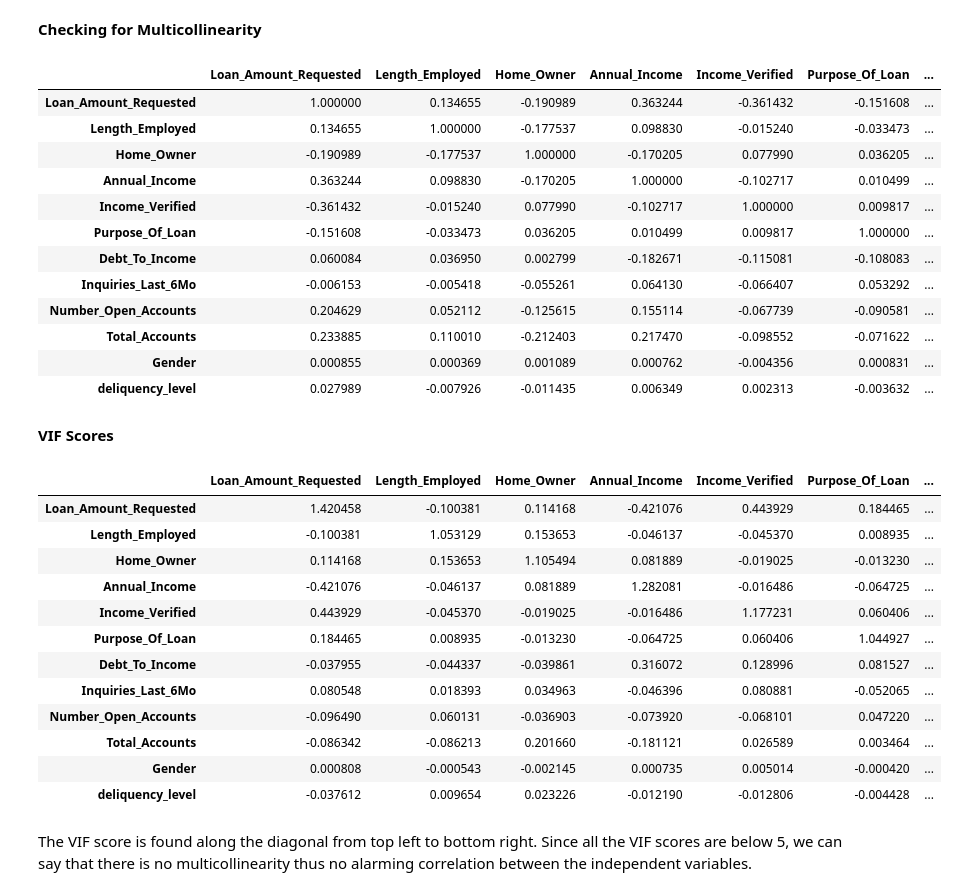
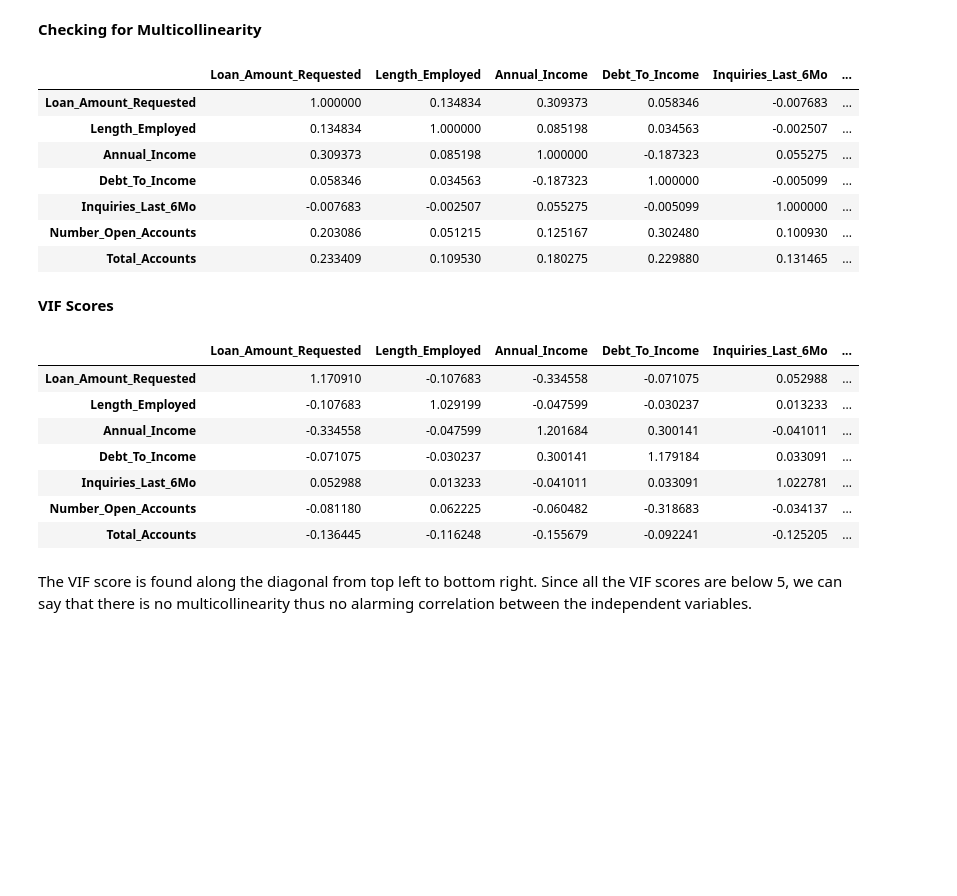
Before and after one commit to Eswa2020/team2_dcs6_loan_prediction, a Jupyter notebook: Copy_of_Loans.ipynb, the cells around one changed output. Saved outputs shown, nothing was run; the diff lists cells and outputs as text; code cells hidden in the pictures; blank space fills up the shorter version.

```diff
--- a/Copy_of_Loans.ipynb
+++ b/Copy_of_Loans.ipynb
@@ -644,40 +651,30 @@ x_train,x_test,y_train,y_test=train_test_split(x,y)
 # %% [markdown]
 **Checking for Multicollinearity**
 # %%
-correlations = for_model_lab.corr()
+correlations = for_model_lab_.corr()
 correlations
 # %% [output]
-|  | Loan_Amount_Requested | Length_Employed | Home_Owner | Annual_Income | Income_Verified | Purpose_Of_Loan | ... |
-| Loan_Amount_Requested | 1.000000 | 0.134655 | -0.190989 | 0.363244 | -0.361432 | -0.151608 | ... |
-| Length_Employed | 0.134655 | 1.000000 | -0.177537 | 0.098830 | -0.015240 | -0.033473 | ... |
-| Home_Owner | -0.190989 | -0.177537 | 1.000000 | -0.170205 | 0.077990 | 0.036205 | ... |
-| Annual_Income | 0.363244 | 0.098830 | -0.170205 | 1.000000 | -0.102717 | 0.010499 | ... |
-| Income_Verified | -0.361432 | -0.015240 | 0.077990 | -0.102717 | 1.000000 | 0.009817 | ... |
-| Purpose_Of_Loan | -0.151608 | -0.033473 | 0.036205 | 0.010499 | 0.009817 | 1.000000 | ... |
-| Debt_To_Income | 0.060084 | 0.036950 | 0.002799 | -0.182671 | -0.115081 | -0.108083 | ... |
-| Inquiries_Last_6Mo | -0.006153 | -0.005418 | -0.055261 | 0.064130 | -0.066407 | 0.053292 | ... |
-| Number_Open_Accounts | 0.204629 | 0.052112 | -0.125615 | 0.155114 | -0.067739 | -0.090581 | ... |
-| Total_Accounts | 0.233885 | 0.110010 | -0.212403 | 0.217470 | -0.098552 | -0.071622 | ... |
-| Gender | 0.000855 | 0.000369 | 0.001089 | 0.000762 | -0.004356 | 0.000831 | ... |
-| deliquency_level | 0.027989 | -0.007926 | -0.011435 | 0.006349 | 0.002313 | -0.003632 | ... |
+|  | Loan_Amount_Requested | Length_Employed | Annual_Income | Debt_To_Income | Inquiries_Last_6Mo | ... |
+| Loan_Amount_Requested | 1.000000 | 0.134834 | 0.309373 | 0.058346 | -0.007683 | ... |
+| Length_Employed | 0.134834 | 1.000000 | 0.085198 | 0.034563 | -0.002507 | ... |
+| Annual_Income | 0.309373 | 0.085198 | 1.000000 | -0.187323 | 0.055275 | ... |
+| Debt_To_Income | 0.058346 | 0.034563 | -0.187323 | 1.000000 | -0.005099 | ... |
+| Inquiries_Last_6Mo | -0.007683 | -0.002507 | 0.055275 | -0.005099 | 1.000000 | ... |
+| Number_Open_Accounts | 0.203086 | 0.051215 | 0.125167 | 0.302480 | 0.100930 | ... |
+| Total_Accounts | 0.233409 | 0.109530 | 0.180275 | 0.229880 | 0.131465 | ... |
 # %% [markdown]
 **VIF Scores**
 # %%
 # Use calculated correlations to compute the VIF score for each variable
 pd.DataFrame(np.linalg.inv(correlations.values), index = correlations.index, columns=correlations.columns)
 # %% [output]
-|  | Loan_Amount_Requested | Length_Employed | Home_Owner | Annual_Income | Income_Verified | Purpose_Of_Loan | ... |
-| Loan_Amount_Requested | 1.420458 | -0.100381 | 0.114168 | -0.421076 | 0.443929 | 0.184465 | ... |
-| Length_Employed | -0.100381 | 1.053129 | 0.153653 | -0.046137 | -0.045370 | 0.008935 | ... |
-| Home_Owner | 0.114168 | 0.153653 | 1.105494 | 0.081889 | -0.019025 | -0.013230 | ... |
-| Annual_Income | -0.421076 | -0.046137 | 0.081889 | 1.282081 | -0.016486 | -0.064725 | ... |
-| Income_Verified | 0.443929 | -0.045370 | -0.019025 | -0.016486 | 1.177231 | 0.060406 | ... |
-| Purpose_Of_Loan | 0.184465 | 0.008935 | -0.013230 | -0.064725 | 0.060406 | 1.044927 | ... |
-| Debt_To_Income | -0.037955 | -0.044337 | -0.039861 | 0.316072 | 0.128996 | 0.081527 | ... |
-| Inquiries_Last_6Mo | 0.080548 | 0.018393 | 0.034963 | -0.046396 | 0.080881 | -0.052065 | ... |
-| Number_Open_Accounts | -0.096490 | 0.060131 | -0.036903 | -0.073920 | -0.068101 | 0.047220 | ... |
-| Total_Accounts | -0.086342 | -0.086213 | 0.201660 | -0.181121 | 0.026589 | 0.003464 | ... |
-| Gender | 0.000808 | -0.000543 | -0.002145 | 0.000735 | 0.005014 | -0.000420 | ... |
-| deliquency_level | -0.037612 | 0.009654 | 0.023226 | -0.012190 | -0.012806 | -0.004428 | ... |
+|  | Loan_Amount_Requested | Length_Employed | Annual_Income | Debt_To_Income | Inquiries_Last_6Mo | ... |
+| Loan_Amount_Requested | 1.170910 | -0.107683 | -0.334558 | -0.071075 | 0.052988 | ... |
+| Length_Employed | -0.107683 | 1.029199 | -0.047599 | -0.030237 | 0.013233 | ... |
+| Annual_Income | -0.334558 | -0.047599 | 1.201684 | 0.300141 | -0.041011 | ... |
+| Debt_To_Income | -0.071075 | -0.030237 | 0.300141 | 1.179184 | 0.033091 | ... |
+| Inquiries_Last_6Mo | 0.052988 | 0.013233 | -0.041011 | 0.033091 | 1.022781 | ... |
+| Number_Open_Accounts | -0.081180 | 0.062225 | -0.060482 | -0.318683 | -0.034137 | ... |
+| Total_Accounts | -0.136445 | -0.116248 | -0.155679 | -0.092241 | -0.125205 | ... |
 # %% [markdown]
 The VIF score is found along the diagonal from top left to bottom right. Since all the VIF scores are below 5, we can say that there is no multicollinearity thus no alarming correlation between the independent variables.
```
Also changed, not shown: parts of 21 cells of this notebook.
